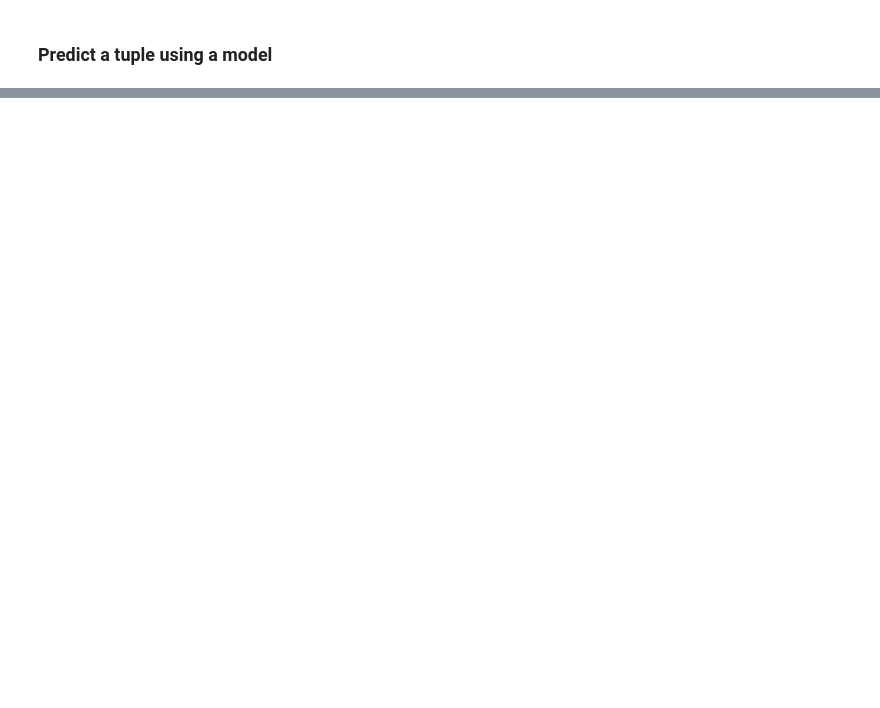
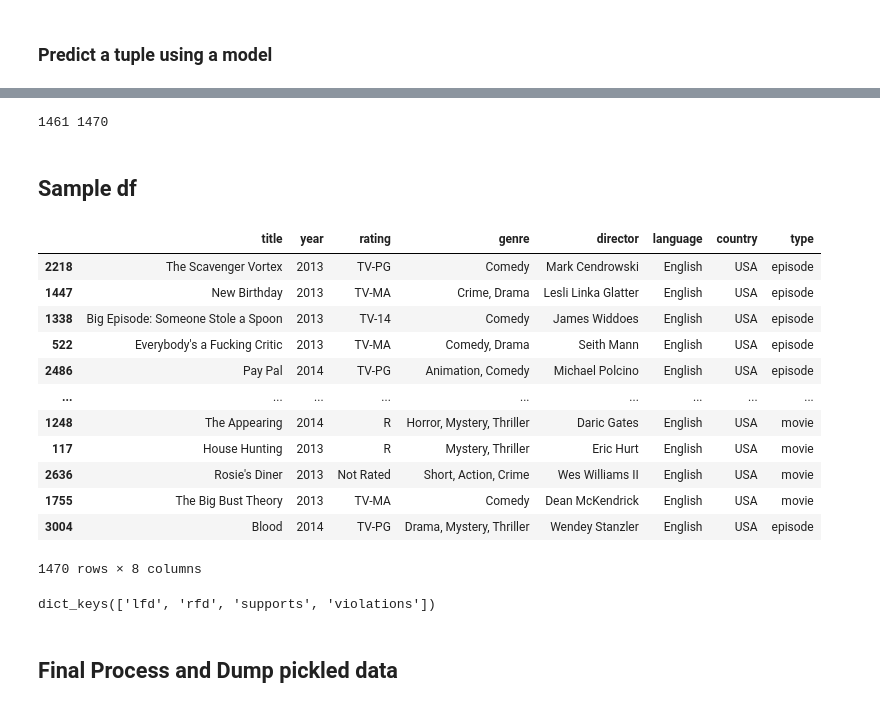
Before and after one commit to rajeshshrestha/exploratory-training-simulation, a Jupyter notebook: preprocess_data.ipynb, the cells around one changed output, grey strips where cells are left out. Saved outputs shown, nothing was run; the diff lists cells and outputs as text; code cells hidden in the pictures; blank space fills up the shorter version.

Commit message:
- Optimize the data-processing and computation step for fast loading and reduced simulation iteration

```diff
--- a/preprocess_data.ipynb
+++ b/preprocess_data.ipynb
@@ -166,6 +171,8 @@ new_scenarios_dict['omdb']['hypothesis_space'][hypothesis_space[0]]
 hypothesis_support_violation_ratio_info = dict()
 for hypothesis in new_scenarios_dict['omdb']['hypothesis_space']:
     hypothesis_info_dict = new_scenarios_dict['omdb']['hypothesis_space'][hypothesis]
+    if len(hypothesis_info_dict['lfd']+hypothesis_info_dict['rfd']) not in [3,4]:
+        continue
 
     support_pairs_num, violation_pairs_num = 0,0
     for idx in hypothesis_info_dict['supports']:
@@ -197,8 +204,8 @@ pprint(hypothesis_support_violation_ratio_info)
 # %%
 '''Sample confidence from 0 to support_violation_ratio'''
 np.random.seed(1000)
-model = dict((hypothesis, np.random.uniform(0, ratio) ) for hypothesis, ratio in hypothesis_support_violation_ratio_info.items())
-model_dict={'model':model}
+model = dict((hypothesis, np.random.uniform(max(0,ratio-0.25), min(1,ratio+0.25) )) for hypothesis, ratio in hypothesis_support_violation_ratio_info.items())
+model_dict={'omdb':{'model':model}}
 # model = dict((hypothesis, ratio ) for hypothesis, ratio in hypothesis_support_violation_ratio_info.items())
 
 pprint(model)
@@ -256,5 +263,5 @@ len(clean_tuple_indices)
 # %%
-model_dict['predictions'] =  dict((idx, True) if idx in clean_tuple_indices else (idx,False) for idx in new_scenarios_dict['omdb']['data_indices'])
+model_dict['omdb']['predictions'] =  dict((idx, True) if idx in clean_tuple_indices else (idx,False) for idx in new_scenarios_dict['omdb']['data_indices'])
 # %%
 with open("./trainer/trainer_model.json", 'w') as fp:
     json.dump(model_dict, fp)
@@ -260,0 +292,30 @@ with open("./trainer/trainer_model.json", 'w') as fp:
+# %%
+model = model_dict['omdb']['model']
+conditional_clean_probability_dict = dict()
+clean_indices = set()
+dirty_indices = set()
+
+dirty_sample_percentage = 0.1
+
+data_indices = new_scenarios_dict['omdb']['data_indices']
+
+top_10_fds = dict(sorted(model.items(), key=itemgetter(1), reverse=True)[:10])
+
+for idx in data_indices:
+    conditional_clean_probability_dict[idx] = {'hypothesis':dict()}
+    for fd, model_probab in top_10_fds.items():
+        conditional_clean_probability_dict[idx]['hypothesis'][fd] = get_conditional_clean_prob(idx, fd)
+    conditional_clean_probability_dict[idx]['average'] = np.mean(list(conditional_clean_probability_dict[idx]['hypothesis'].values()))
+    is_idx_clean = conditional_clean_probability_dict[idx]['average']>0.5
+    conditional_clean_probability_dict[idx]['is_clean'] = is_idx_clean
+
+    if is_idx_clean:
+        clean_indices.add(idx)
+    else:
+        dirty_indices.add(idx)
+else:
+    pprint(conditional_clean_probability_dict)
+    print(len(clean_indices), len(dirty_indices))
+
+sampled_data_indices = clean_indices.union(np.random.choice(list(dirty_indices), int(dirty_sample_percentage*len(clean_indices)), replace=False))
+print(len(sampled_data_indices))
@@ -260,0 +423,6 @@ with open("./trainer/trainer_model.json", 'w') as fp:
+# %%
+print(len(clean_indices.intersection(new_clean_indices))+len(dirty_indices.intersection(new_dirty_indices)), len(sampled_data_indices))
+# %% [output]
+1461 1470
+# %% [markdown]
+## Sample df
@@ -260,0 +434,19 @@ with open("./trainer/trainer_model.json", 'w') as fp:
+# %%
+sampled_df = raw_df.loc[list(sampled_data_indices)]
+# sampled_df['is_clean'] = sampled_df.index.map(lambda x: model_dict['omdb']['predictions'][x])
+# del sampled_df['is_clean']
+sampled_df
+# %% [output]
+|  | title | year | rating | genre | director | language | country | type |
+| 2218 | The Scavenger Vortex | 2013 | TV-PG | Comedy | Mark Cendrowski | English | USA | episode |
+| 1447 | New Birthday | 2013 | TV-MA | Crime, Drama | Lesli Linka Glatter | English | USA | episode |
+| 1338 | Big Episode: Someone Stole a Spoon | 2013 | TV-14 | Comedy | James Widdoes | English | USA | episode |
+| 522 | Everybody's a Fucking Critic | 2013 | TV-MA | Comedy, Drama | Seith Mann | English | USA | episode |
+| 2486 | Pay Pal | 2014 | TV-PG | Animation, Comedy | Michael Polcino | English | USA | episode |
+| ... | ... | ... | ... | ... | ... | ... | ... | ... |
+| 1248 | The Appearing | 2014 | R | Horror, Mystery, Thriller | Daric Gates | English | USA | movie |
+| 117 | House Hunting | 2013 | R | Mystery, Thriller | Eric Hurt | English | USA | movie |
+| 2636 | Rosie's Diner | 2013 | Not Rated | Short, Action, Crime | Wes Williams II | English | USA | movie |
+| 1755 | The Big Bust Theory | 2013 | TV-MA | Comedy | Dean McKendrick | English | USA | movie |
+| 3004 | Blood | 2014 | TV-PG | Drama, Mystery, Thriller | Wendey Stanzler | English | USA | episode |
+1470 rows × 8 columns
@@ -260,0 +456,4 @@ with open("./trainer/trainer_model.json", 'w') as fp:
+# %%
+new_scenarios_dict['omdb']['hypothesis_space']['(title) => director'].keys()
+# %% [output]
+dict_keys(['lfd', 'rfd', 'supports', 'violations'])
@@ -260,0 +467,2 @@ with open("./trainer/trainer_model.json", 'w') as fp:
+# %% [markdown]
+## Final Process and Dump pickled data
```
Also changed, not shown: parts of 24 cells of this notebook, 15 other files.
